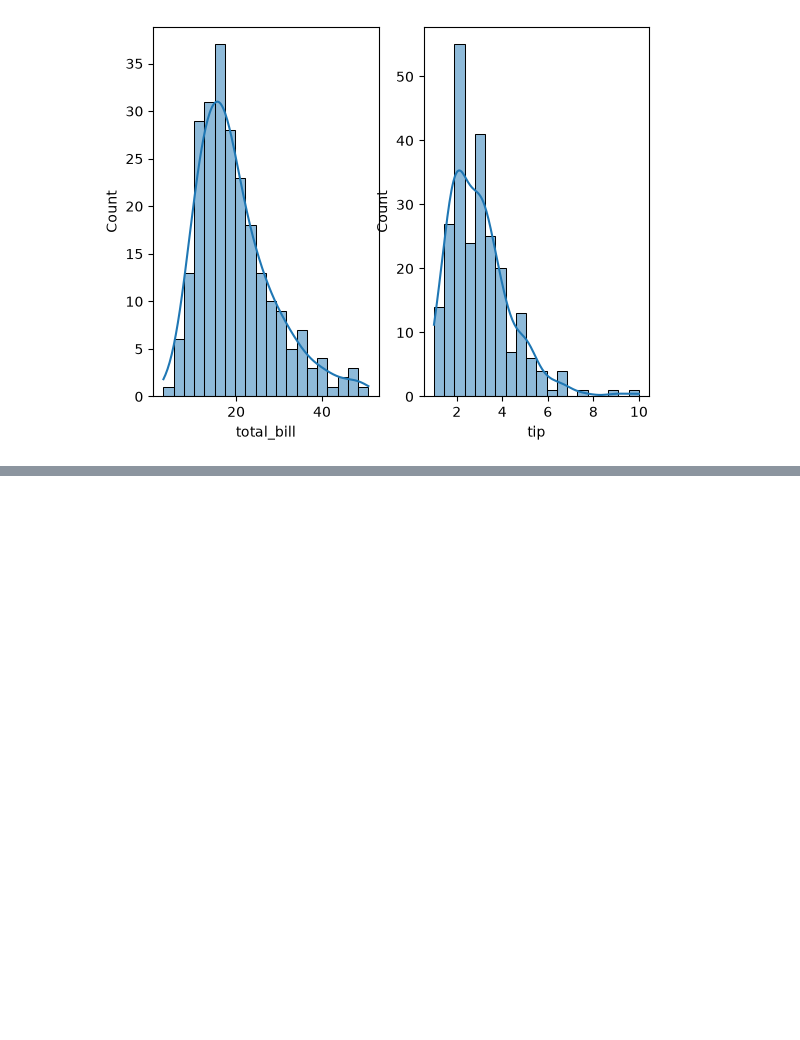
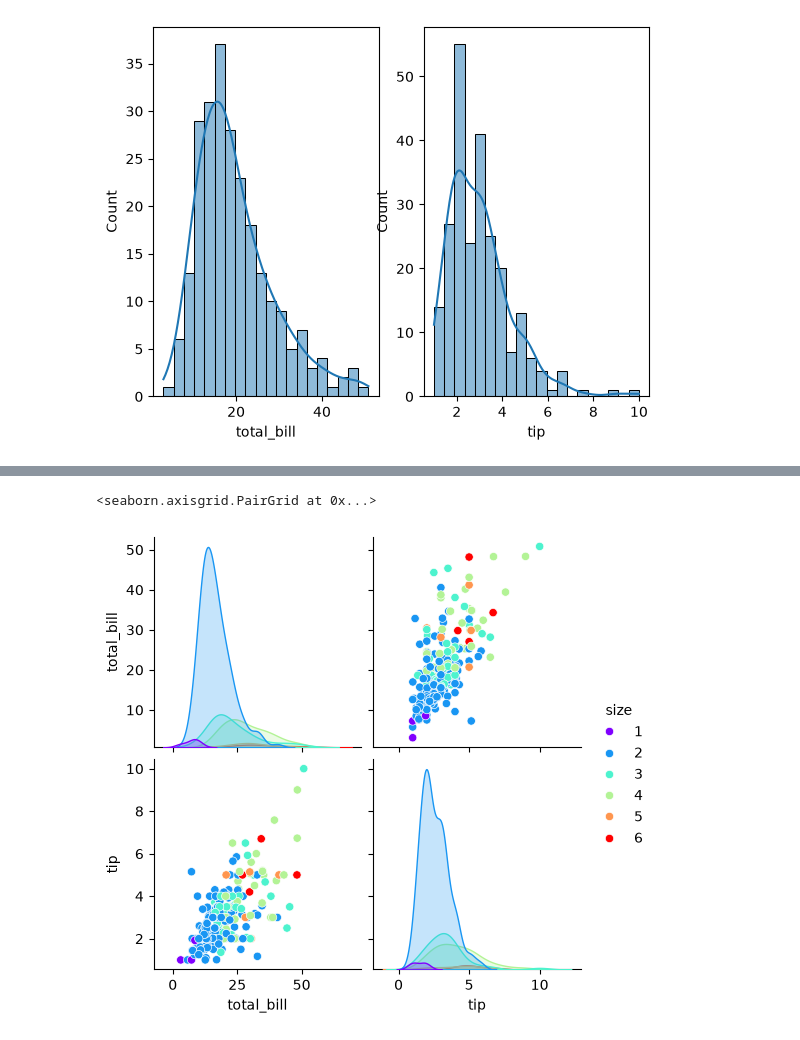
Before and after one commit to Mayankjoshi009/Python-, a Jupyter notebook: Matplotlib & Seaborn/Distributionplot.ipynb, the cells around one changed output, grey strips where cells are left out. Saved outputs shown, nothing was run; the diff lists cells and outputs as text; code cells hidden in the pictures; blank space fills up the shorter version.

```diff
--- a/Matplotlib & Seaborn/Distributionplot.ipynb
+++ b/Matplotlib & Seaborn/Distributionplot.ipynb
@@ -48,0 +59,5 @@ sns.jointplot(x = 'total_bill',y = 'tip', data = df,kind='scatter')
+# %%
+sns.pairplot(df,hue ='size',palette='rainbow')
+# %% [output]
+<seaborn.axisgrid.PairGrid at 0x...>
+[figure, added]
```
Also changed, not shown: parts of 10 cells of this notebook.
